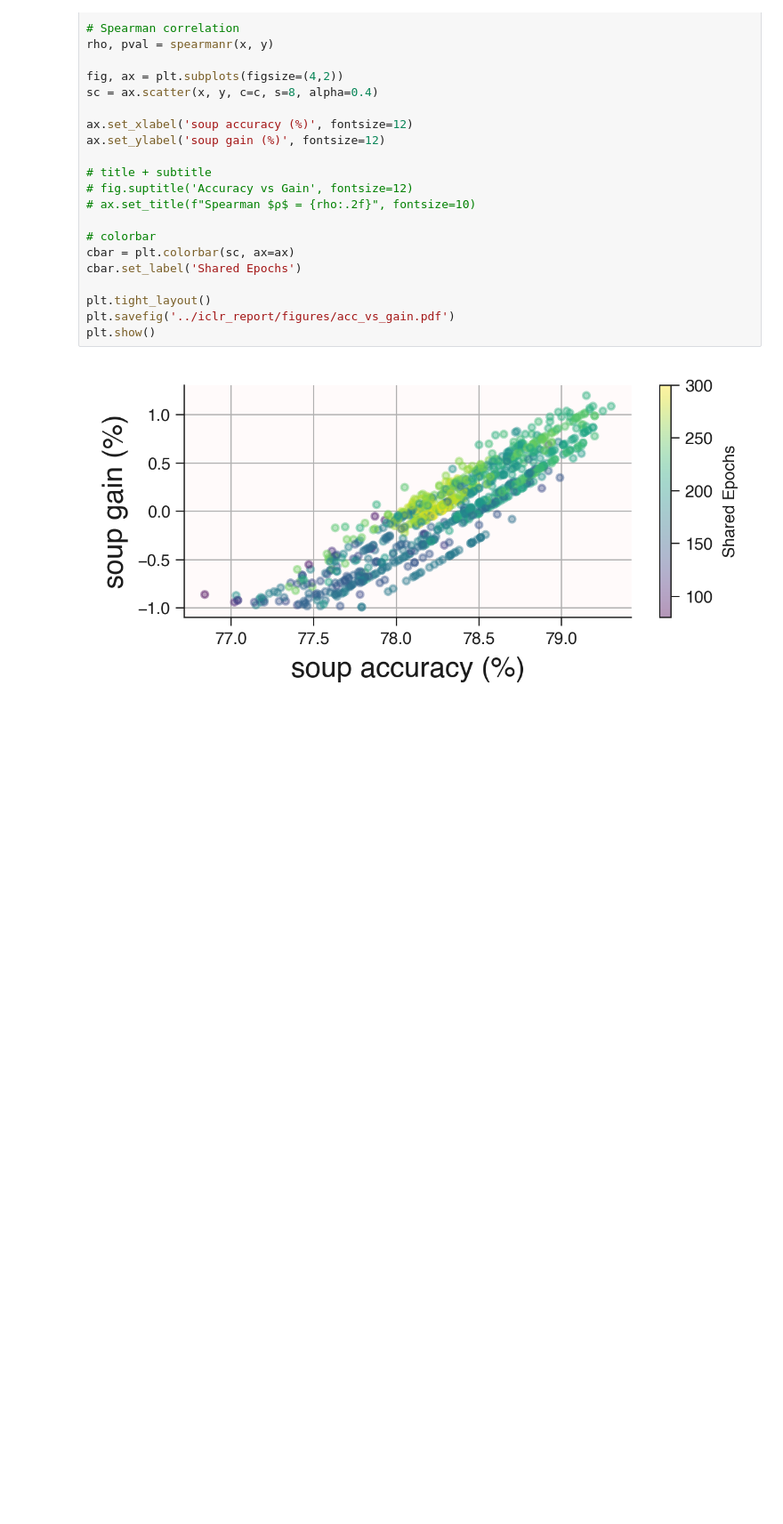
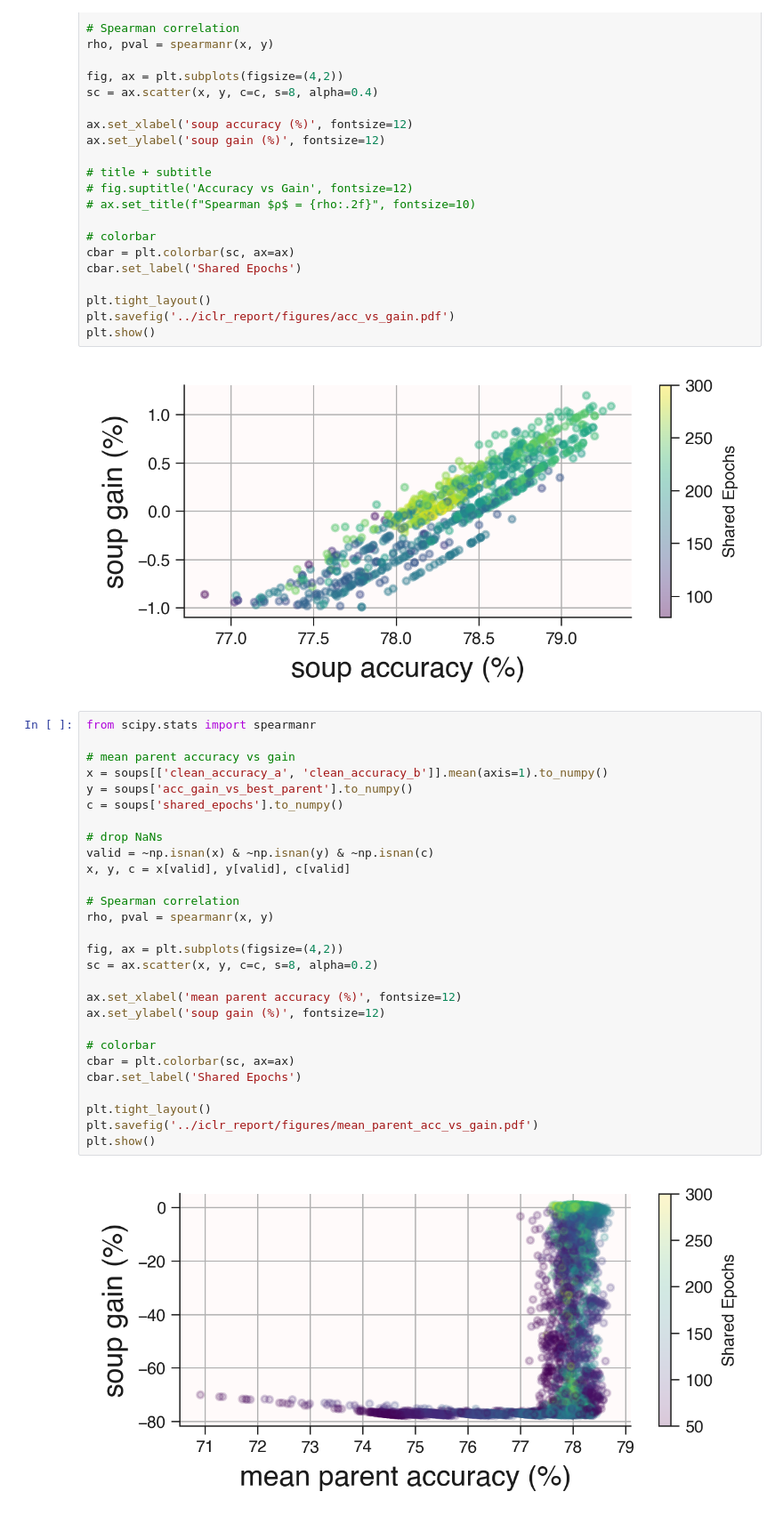
Before and after one commit to chipnbits/too-salty, a Jupyter notebook: notebooks/9. Soup performance and gain.ipynb, the cells around one changed output. Shown at 89% size. Drawn from its saved outputs; the diff is of its cells as text; blank space fills up the shorter version.

Commit message:
fix gain vs acc to be against parents

```diff
--- a/notebooks/9. Soup performance and gain.ipynb
+++ b/notebooks/9. Soup performance and gain.ipynb
@@ -103,3 +103,33 @@ plt.savefig('../iclr_report/figures/acc_vs_gain.pdf')
 plt.show()
 # %% [output]
 [figure]
+# %%
+from scipy.stats import spearmanr
+
+# mean parent accuracy vs gain
+x = soups[['clean_accuracy_a', 'clean_accuracy_b']].mean(axis=1).to_numpy()
+y = soups['acc_gain_vs_best_parent'].to_numpy()
+c = soups['shared_epochs'].to_numpy()
+
+# drop NaNs
+valid = ~np.isnan(x) & ~np.isnan(y) & ~np.isnan(c)
+x, y, c = x[valid], y[valid], c[valid]
+
+# Spearman correlation
+rho, pval = spearmanr(x, y)
+
+fig, ax = plt.subplots(figsize=(4,2))
+sc = ax.scatter(x, y, c=c, s=8, alpha=0.2)
+
+ax.set_xlabel('mean parent accuracy (%)', fontsize=12)
+ax.set_ylabel('soup gain (%)', fontsize=12)
+
+# colorbar
+cbar = plt.colorbar(sc, ax=ax)
+cbar.set_label('Shared Epochs')
+
+plt.tight_layout()
+plt.savefig('../iclr_report/figures/mean_parent_acc_vs_gain.pdf')
+plt.show()
+# %% [output]
+[figure, added]
```
Also changed, not shown: parts of 1 cell of this notebook, 2 other files.
